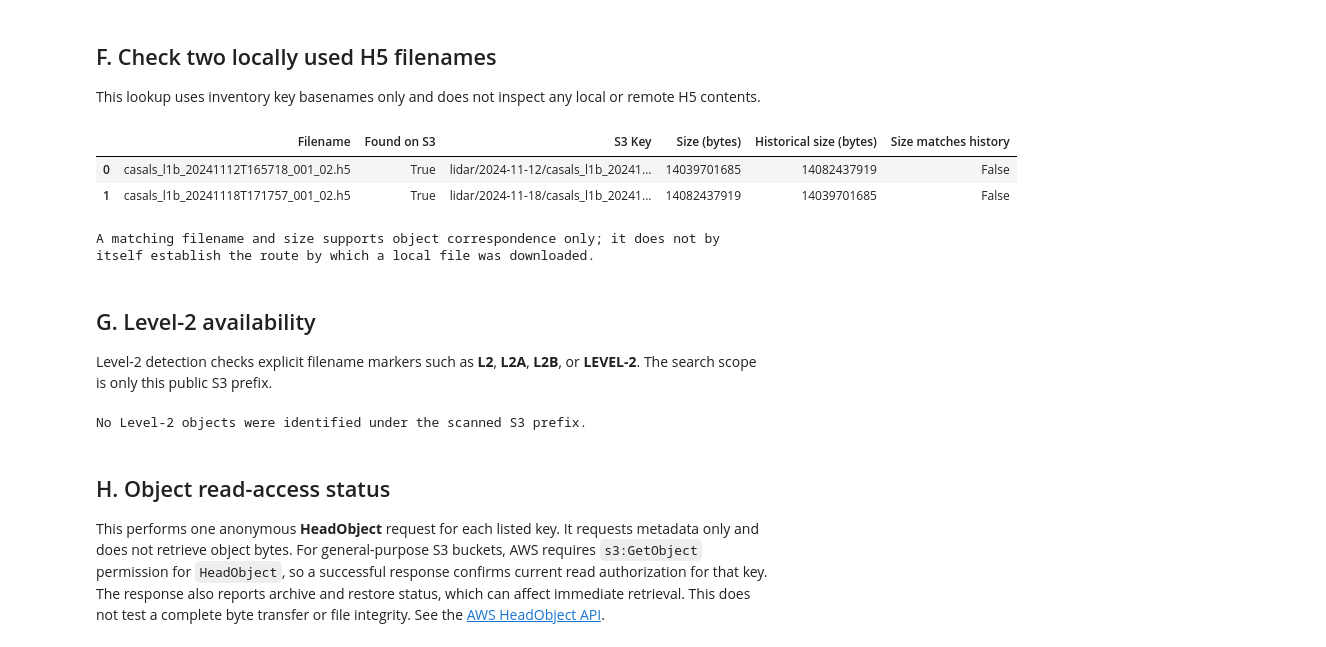
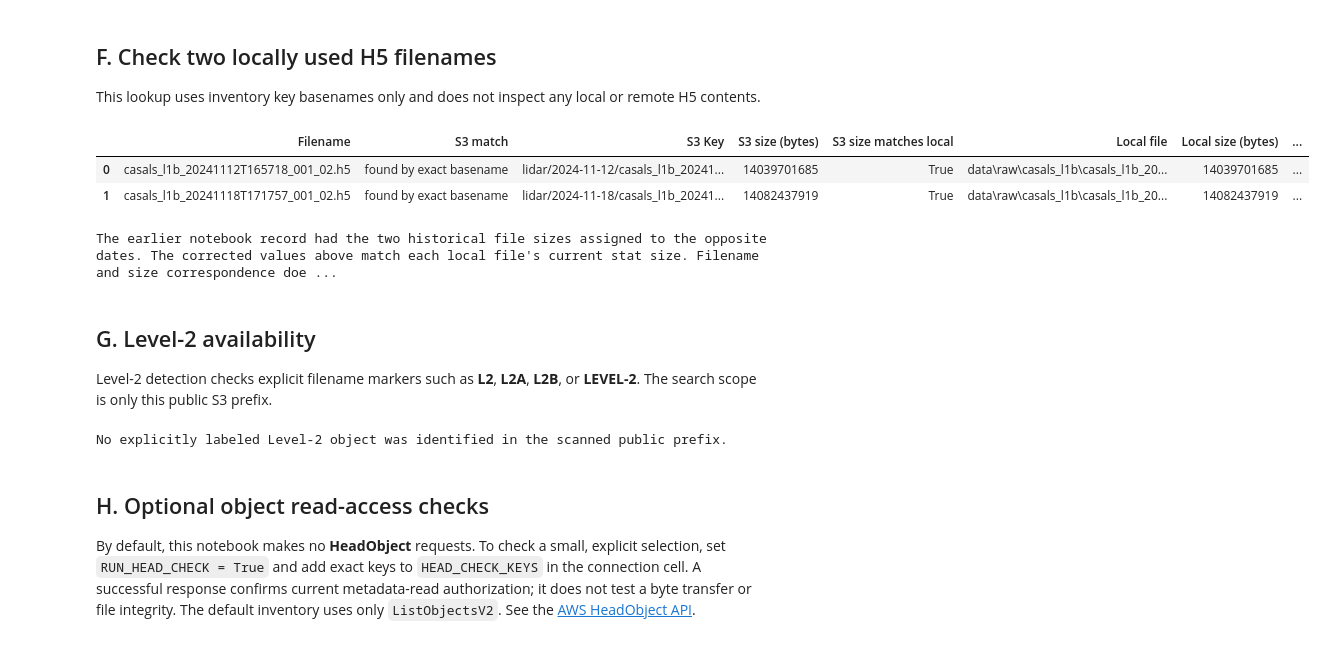
Before and after one commit to jgzhong99/CASALS, a Jupyter notebook: notebooks/00_s3_data_inventory.ipynb, the cells around one changed output. Drawn from its saved outputs; the diff is of its cells as text; code cells hidden in the pictures.

```diff
--- a/notebooks/00_s3_data_inventory.ipynb
+++ b/notebooks/00_s3_data_inventory.ipynb
@@ -111,11 +115,18 @@ def product_level_from_name(filename):
     match = PRODUCT_PATTERN.search(filename)
     if not match:
         return "Other / Unknown"
-    token = match.group(1).upper()
-    return {"L0": "L0", "L1A": "L1A", "L1B": "L1B", "L2A": "L2A", "L2B": "L2B", "ARD": "ARD"}[token]
+    return match.group(1).upper()
 
 def has_explicit_level2_marker(filename):
     return bool(LEVEL2_PATTERN.search(filename))
+
+assert acquisition_date_from_key("lidar/2024-02-29/a.h5") == "2024-02-29"
+assert acquisition_date_from_key("lidar/2023-02-29/a.h5") == "Unknown"
+assert acquisition_date_from_key("lidar/a.h5") == "Unknown"
+assert product_level_from_name("casals_L1B_file.h5") == "L1B"
+assert product_level_from_name("casals_L1BS_file.h5") == "Other / Unknown"
+assert has_explicit_level2_marker("product_LEVEL-2A.tif")
+assert not has_explicit_level2_marker("product_L20.tif")
 
 inventory = pd.DataFrame(
     object_rows,
@@ -363,46 +374,54 @@ with pd.option_context("display.max_colwidth", None):
 This lookup uses inventory key basenames only and does not inspect any local or remote H5 contents.
 # %%
 historical_sizes = {
-    "casals_l1b_20241112T165718_001_02.h5": 14_082_437_919,
-    "casals_l1b_20241118T171757_001_02.h5": 14_039_701_685,
+    "casals_l1b_20241112T165718_001_02.h5": 14_039_701_685,
+    "casals_l1b_20241118T171757_001_02.h5": 14_082_437_919,
 }
 lookup_rows = []
 for filename, historical_size in historical_sizes.items():
     matches = s3_inventory[
         s3_inventory["Key"].map(lambda key: PurePosixPath(key).name == filename)
     ]
+    local_path = Path("data/raw/casals_l1b") / filename
+    local_exists = local_path.is_file()
+    local_size = local_path.stat().st_size if local_exists else None
     if matches.empty:
         lookup_rows.append({
             "Filename": filename,
-            "Found on S3": False,
+            "S3 match": "not found in completed prefix listing",
             "S3 Key": None,
-            "Size (bytes)": None,
+            "S3 size (bytes)": None,
+            "Local file": str(local_path) if local_exists else "not checked: local file absent",
+            "Local size (bytes)": local_size,
             "Historical size (bytes)": historical_size,
-            "Size matches history": None,
         })
     else:
         for _, match in matches.iterrows():
             lookup_rows.append({
                 "Filename": filename,
-                "Found on S3": True,
+                "S3 match": "found by exact basename",
                 "S3 Key": match["Key"],
-                "Size (bytes)": int(match["Size (bytes)"]),
+                "S3 size (bytes)": int(match["Size (bytes)" ]),
+                "S3 size matches local": (int(match["Size (bytes)"]) == local_size) if local_exists else "not checked",
+                "Local file": str(local_path) if local_exists else "not checked: local file absent",
+                "Local size (bytes)": local_size,
                 "Historical size (bytes)": historical_size,
-                "Size matches history": int(match["Size (bytes)"]) == historical_size,
+                "S3 size matches corrected history": int(match["Size (bytes)"]) == historical_size,
             })
 local_file_lookup = pd.DataFrame(lookup_rows)
 with pd.option_context("display.max_colwidth", None):
     display(local_file_lookup)
 
 print(
-    "A matching filename and size supports object correspondence only; it does not by itself "
-    "establish the route by which a local file was downloaded."
+    "The earlier notebook record had the two historical file sizes assigned to the opposite dates. "
+    "The corrected values above match each local file's current stat size. Filename and size "
+    "correspondence does not establish the route by which a local file was downloaded."
 )
 # %% [output]
-|  | Filename | Found on S3 | S3 Key | Size (bytes) | Historical size (bytes) | Size matches history |
-| 0 | casals_l1b_20241112T165718_001_02.h5 | True | lidar/2024-11-12/casals_l1b_20241... | 14039701685 | 14082437919 | False |
-| 1 | casals_l1b_20241118T171757_001_02.h5 | True | lidar/2024-11-18/casals_l1b_20241... | 14082437919 | 14039701685 | False |
+|  | Filename | S3 match | S3 Key | S3 size (bytes) | S3 size matches local | Local file | Local size (bytes) | ... |
+| 0 | casals_l1b_20241112T165718_001_02.h5 | found by exact basename | lidar/2024-11-12/casals_l1b_20241... | 14039701685 | True | data\raw\casals_l1b\casals_l1b_20... | 14039701685 | ... |
+| 1 | casals_l1b_20241118T171757_001_02.h5 | found by exact basename | lidar/2024-11-18/casals_l1b_20241... | 14082437919 | True | data\raw\casals_l1b\casals_l1b_20... | 14082437919 | ... |
-A matching filename and size supports object correspondence only; it does not by itself establish the route by which a local file was downloaded.
+The earlier notebook record had the two historical file sizes assigned to the opposite dates. The corrected values above match each local file's current stat size. Filename and size correspondence doe ...
 # %% [markdown]
 ## G. Level-2 availability
 
@@ -411,20 +430,20 @@ Level-2 detection checks explicit filename markers such as **L2**, **L2A**, **L2
 level2_inventory = s3_inventory[s3_inventory["Explicit Level-2 marker"]].copy()
 
 if level2_inventory.empty:
-    print("No Level-2 objects were identified under the scanned S3 prefix.")
+    print("No explicitly labeled Level-2 object was identified in the scanned public prefix.")
 else:
     level2_display = level2_inventory[
         ["Key", "Product level", "Size (bytes)", "LastModified", "Acquisition date"]
     ].copy()
     level2_display["Size (GiB)"] = (level2_display["Size (bytes)"] / BYTES_PER_GIB).round(3)
-    print(f"Identified {len(level2_display):,} Level-2-marked object(s) under {BUCKET}/{PREFIX}.")
+    print(f"Identified {len(level2_display):,} object(s) with an explicit Level-2 filename marker under {BUCKET}/{PREFIX}.")
     with pd.option_context("display.max_colwidth", None):
         display(level2_display[["Key", "Product level", "Size (bytes)", "Size (GiB)", "LastModified", "Acquisition date"]])
 # %% [output]
-No Level-2 objects were identified under the scanned S3 prefix.
+No explicitly labeled Level-2 object was identified in the scanned public prefix.
 # %% [markdown]
-## H. Object read-access status
+## H. Optional object read-access checks
 
-This performs one anonymous **HeadObject** request for each listed key. It requests metadata only and does not retrieve object bytes. For general-purpose S3 buckets, AWS requires `s3:GetObject` permission for `HeadObject`, so a successful response confirms current read authorization for that key. The response also reports archive and restore status, which can affect immediate retrieval. This does not test a complete byte transfer or file integrity. See the [AWS HeadObject API](https://docs.aws.amazon.com/AmazonS3/latest/API/API_HeadObject.html).
+By default, this notebook makes no **HeadObject** requests. To check a small, explicit selection, set `RUN_HEAD_CHECK = True` and add exact keys to `HEAD_CHECK_KEYS` in the connection cell. A successful response confirms current metadata-read authorization; it does not test a byte transfer or file integrity. The default inventory uses only `ListObjectsV2`. See the [AWS HeadObject API](https://docs.aws.amazon.com/AmazonS3/latest/API/API_HeadObject.html).
 # %%
 from concurrent.futures import ThreadPoolExecutor, as_completed
```
Also changed, not shown: parts of 5 cells of this notebook, 20 other files.
